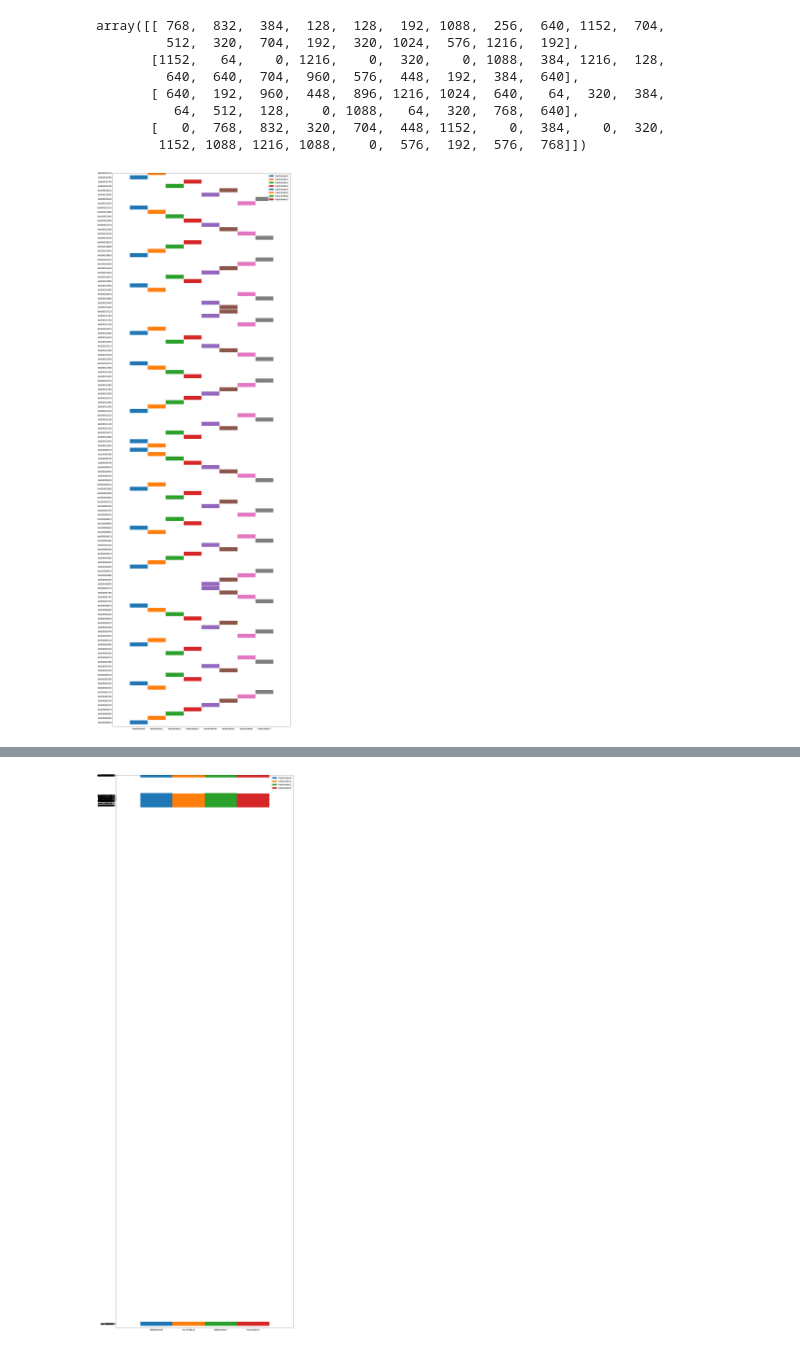
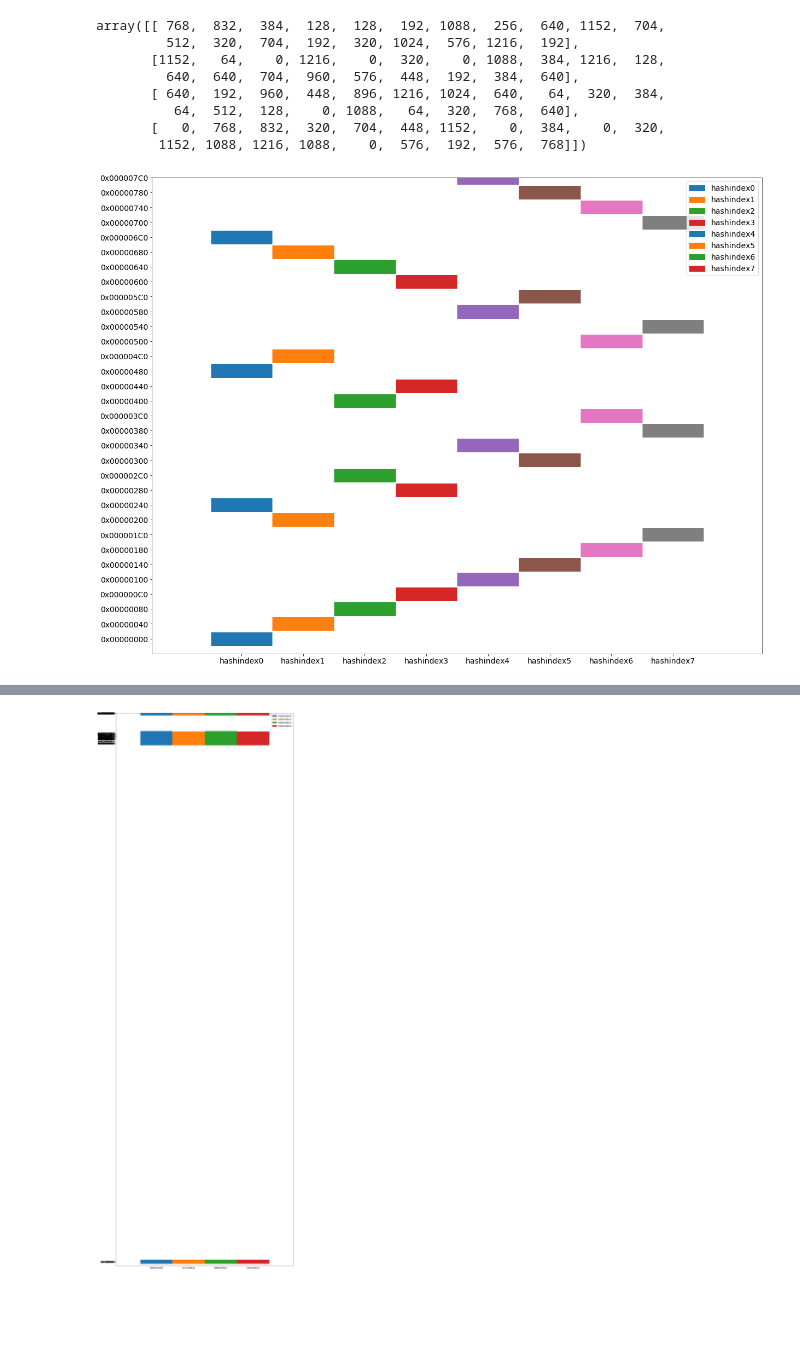
Before and after one commit to realmz/notebooks, a Jupyter notebook: address_hashing.ipynb, the cells around one changed output, grey strips where cells are left out. Cells and saved outputs as stored; diff of their text form; code cells hidden in the pictures; blank space fills up the shorter version.

```diff
--- a/address_hashing.ipynb
+++ b/address_hashing.ipynb
@@ -61,0 +108,21 @@ def get_bits_value(value, low, high):
+# %%
+def cluster2_get_l1_index(value):
+    return get_hash2(value)
+
+def cluster4_get_l1_index(value):
+    return get_hash4(value)
+
+def cluster2_get_l2_index(value, hnfs):
+    return NP2_index((get_bits_value(value, 7, 51) << 6), hnfs)
+
+def cluster4_get_l2_index(value, hnfs):
+    return NP2_index((get_bits_value(value, 8, 51) << 6), hnfs)
+
+def cluster_off(l1, l2, n):
+    return (l1 * n) + l2
+
+def cluster2_get_index(value, hnfs):
+    return cluster_off(cluster2_get_l1_index(value), cluster2_get_l2_index(value, hnfs), hnfs)
+
+def cluster4_get_index(value, hnfs):
+    return cluster_off(cluster4_get_l1_index(value), cluster4_get_l2_index(value, hnfs), hnfs)
@@ -319,7 +402,7 @@ ax2 = ax.twinx()
 
 ax.set_xticks([0, 1, 2])
 
-ax.set_xticklabels(["hash2", "de-interleave"])
+ax.set_xticklabels(["hash4", "de-interleave"])
 
 
 #plt.bar(x, cacheline, color=colors[1], edgecolor='white', label="0")
@@ -342,10 +425,10 @@ while addr <= 0x600:
 
 
 
-legend_hg0 = mpatches.Patch(color=colors[0], label='hashgroup0')
-legend_hg1 = mpatches.Patch(color=colors[1], label='hashgroup1')
-legend_hg2 = mpatches.Patch(color=colors[2], label='hashgroup2')
-legend_hg3 = mpatches.Patch(color=colors[3], label='hashgroup3')
+legend_hg0 = mpatches.Patch(color=colors[0], label='hashindex0')
+legend_hg1 = mpatches.Patch(color=colors[1], label='hashindex1')
+legend_hg2 = mpatches.Patch(color=colors[2], label='hashindex2')
+legend_hg3 = mpatches.Patch(color=colors[3], label='hashindex3')
 
 
 
@@ -649,7 +822,7 @@ np.random.seed(19680801)
 data1 = np.random.randint(20, size=(4, 20)) * 64
 
 
-data2 = np.arange(128) * 64
+data2 = np.arange(32) * 64
 
 hashindex0 = []
 hashindex1 = []
@@ -690,7 +863,7 @@ linelengths1 = [1, 1, 1, 1, 1, 1, 1 ,1]
 linewidths1 = np.repeat(25, 8)
 
 
-fig, ax = plt.subplots(figsize = (20,64))
+fig, ax = plt.subplots(figsize = (20,16))
 
 
 
@@ -702,31 +875,31 @@ legend_hg3 = mpatches.Patch(color=colors1[3], label='hashindex3')
 legend_hg4 = mpatches.Patch(color=colors1[0], label='hashindex4')
 legend_hg5 = mpatches.Patch(color=colors1[1], label='hashindex5')
 legend_hg6 = mpatches.Patch(color=colors1[2], label='hashindex6')
 legend_hg7 = mpatches.Patch(color=colors1[3], label='hashindex7')
 
 
 ytick = data2
 
 plt.legend(handles=[legend_hg0, legend_hg1, legend_hg2, legend_hg3, legend_hg4, legend_hg5, legend_hg6, legend_hg7])
 ax.set_yticks(ytick);
 ylabels = map(lambda t: '0x%08X' % int(t), ax.get_yticks())
 ax.set_yticklabels(ylabels);
 
 
 ax.set_xticks([0, 1, 2, 3, 4, 5, 6, 7])
 
 ax.set_xticklabels(["hashindex0", "hashindex1", "hashindex2", "hashindex3", "hashindex4", "hashindex5", "hashindex6", "hashindex7"])
 
 ax.set_ylim(bottom=-64)
 
 # create a horizontal plot
 ax.eventplot(data1, colors=colors1, lineoffsets=lineoffsets1, linelengths=linelengths1, linewidths=linewidths1, orientation='vertical')
 
 # create a vertical plot
 #axs[1, 0].eventplot(data1, colors=colors1, lineoffsets=lineoffsets1,
                     #linelengths=linelengths1, orientation='vertical')
 
 
 plt.show()
 # %% [output]
-[figure, old version]
+[figure, new version]
```
Also changed, not shown: parts of 30 cells of this notebook, 6 other files.
